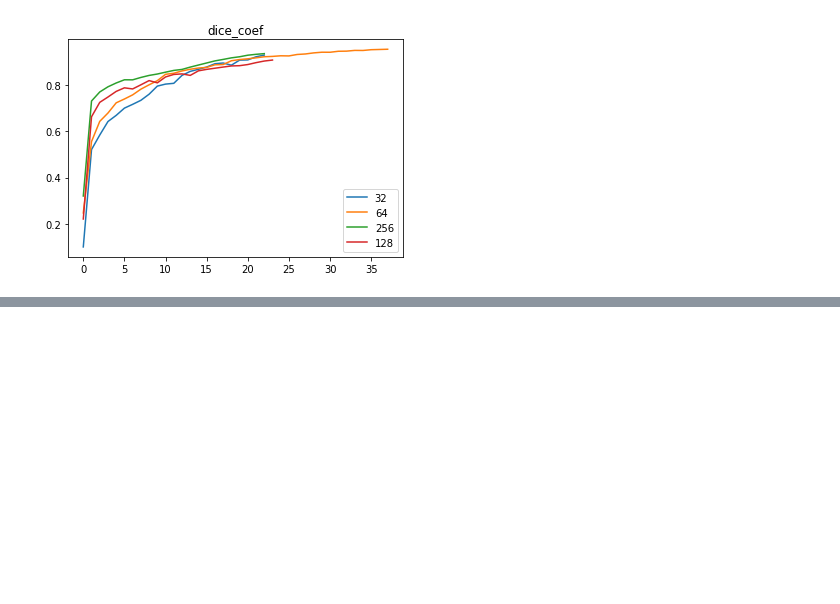
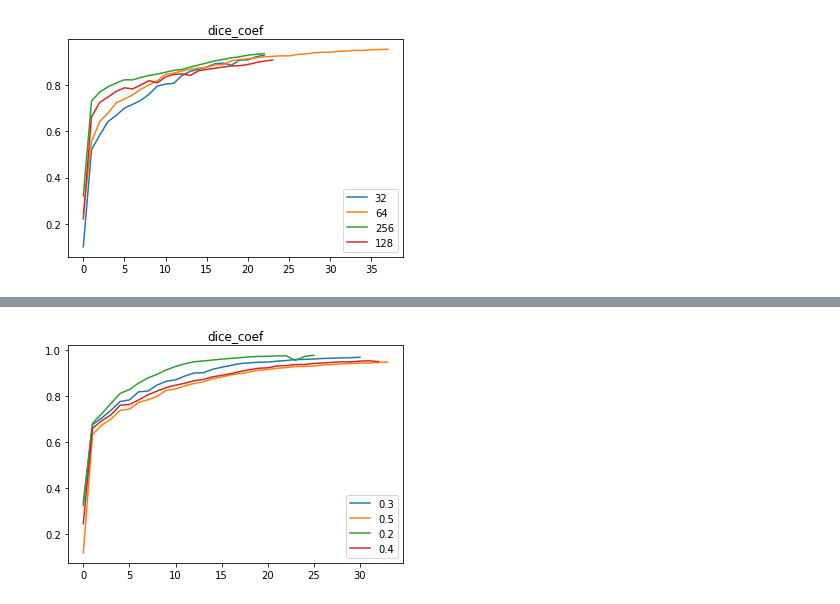
Before and after one commit to ilyarudyak/cs230_project_keras, a Jupyter notebook: isbi_challenge/training_v1.ipynb, the cells around one changed output, grey strips where cells are left out. Cells and saved outputs as stored; diff of their text form; code cells hidden in the pictures; blank space fills up the shorter version.

```diff
--- a/isbi_challenge/training_v1.ipynb
+++ b/isbi_challenge/training_v1.ipynb
@@ -338,0 +353,4 @@ plot_metric('dice_coef', dir_path)
+# %%
+plot_metric('dice_coef', dir_path)
+# %% [output]
+[figure, added]
```
Also changed, not shown: parts of 5 cells of this notebook, 6 other files.
